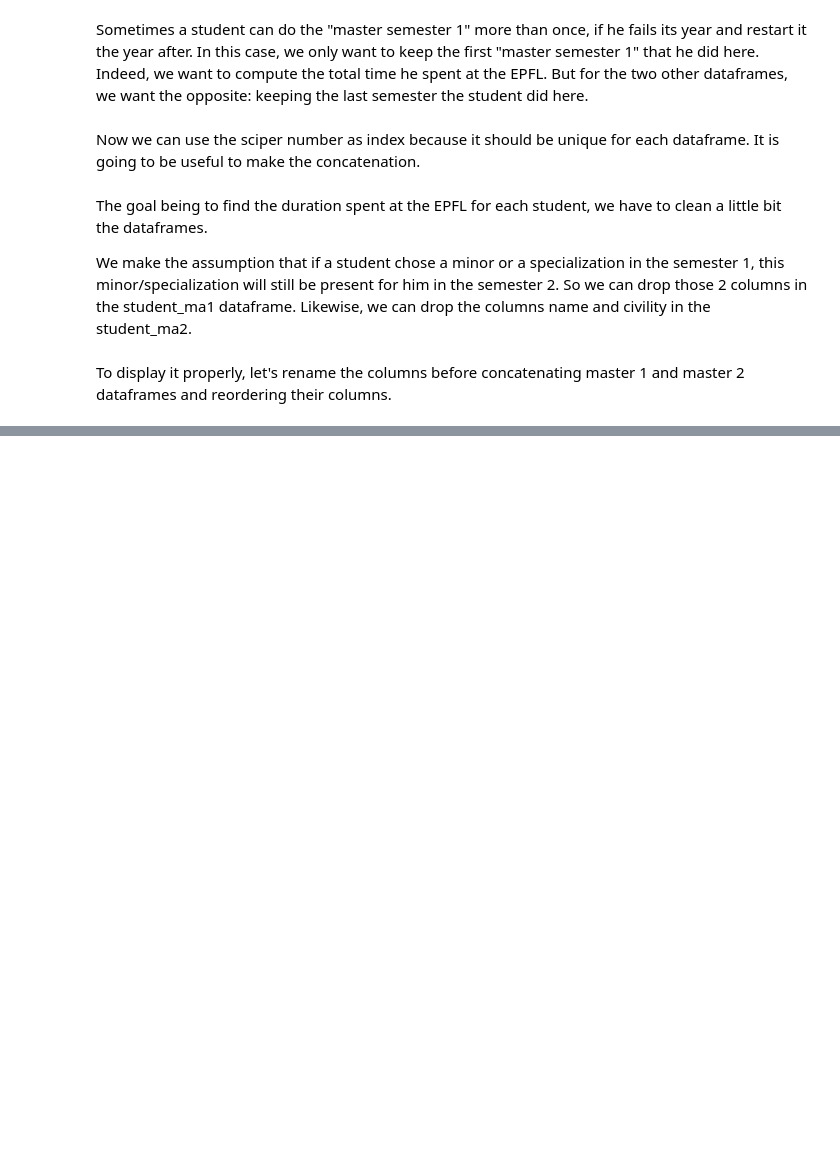
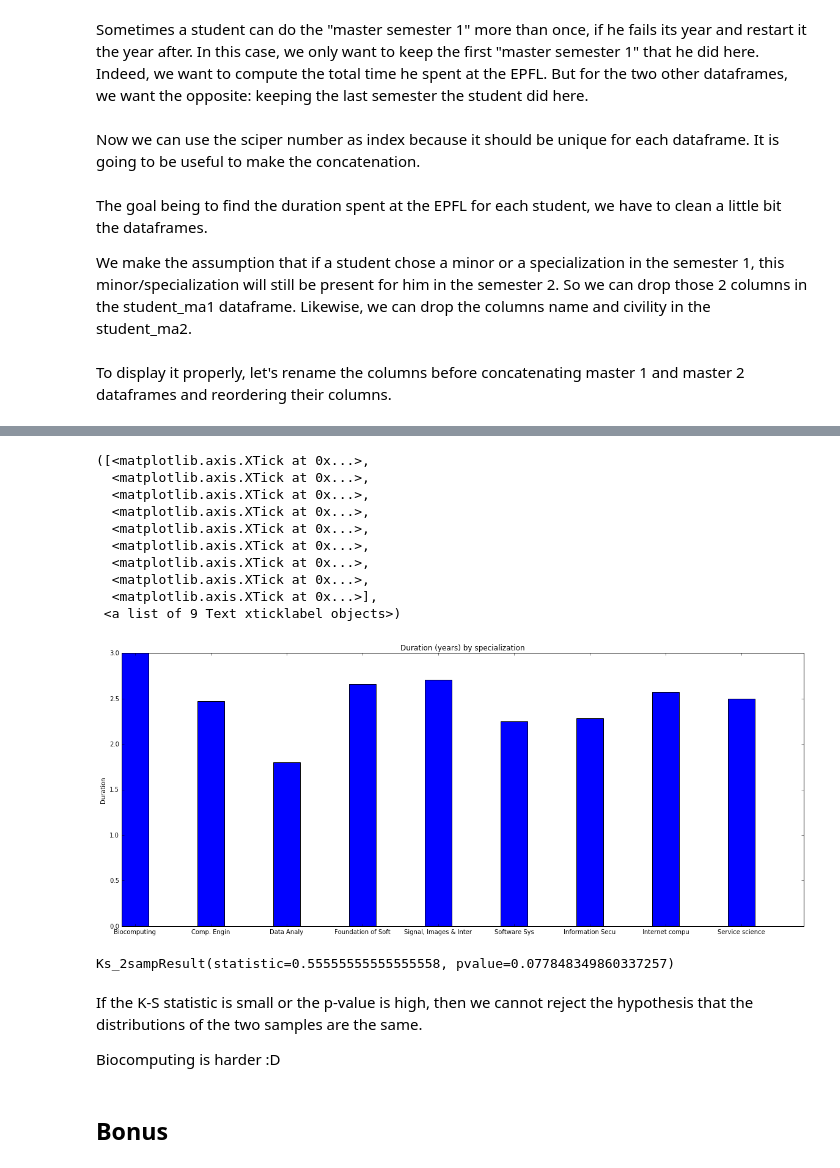
Before and after one commit to Symsystem/adaepflHomework, a Jupyter notebook: 02 - Data from the Web/Data from the web.ipynb, the cells around one changed output, grey strips where cells are left out. Drawn from its saved outputs; the diff is of its cells as text; code cells hidden in the pictures; blank space fills up the shorter version.

Commit message:
Everything except the bonus

```diff
--- a/02 - Data from the Web/Data from the web.ipynb
+++ b/02 - Data from the Web/Data from the web.ipynb
@@ -286,0 +389,3 @@ students
+# %%
+students_with_specialization=students[students['specialization'] != ''].sort_values('specialization')
+students_with_specialization.head(180)
@@ -286,0 +411,48 @@ students
+# %%
+import matplotlib.pyplot as plt
+N = 9
+Means = (students_with_specialization[students_with_specialization['specialization'] == 'Biocomputing']['duration'].mean(),
+students_with_specialization[students_with_specialization['specialization'] == 'Computer Engineering - SP']['duration'].mean(),
+students_with_specialization[students_with_specialization['specialization'] == 'Data Analytics']['duration'].mean(),
+students_with_specialization[students_with_specialization['specialization'] == 'Foundations of Software']['duration'].mean(),
+students_with_specialization[students_with_specialization['specialization'] == 'Signals, Images and Interfaces']['duration'].mean(),
+students_with_specialization[students_with_specialization['specialization'] == 'Software Systems']['duration'].mean(),
+students_with_specialization[students_with_specialization['specialization'] == 'Information Security - SP']['duration'].mean(),
+students_with_specialization[students_with_specialization['specialization'] == 'Internet computing']['duration'].mean(),
+students_with_specialization[students_with_specialization['specialization'] == 'Service science']['duration'].mean())
+
+ind = np.arange(N)    # the x locations for the groups
+width = 0.35       # the width of the bars: can also be len(x) sequence
+
+plt.figure(figsize=(20,8))
+plt.bar(ind, Means, width, color='b')
+
+plt.ylabel('Duration')
+plt.title('Duration (years) by specialization')
+plt.xticks(ind + width/2., ('Biocomputing', 'Comp. Engin', 'Data Analy', 'Foundation of Soft',
+                            'Signal, Images & Inter','Software Sys','Information Secu','Internet compu','Service science'))
+# %% [output]
+([<matplotlib.axis.XTick at 0x...>,
+  <matplotlib.axis.XTick at 0x...>,
+  <matplotlib.axis.XTick at 0x...>,
+  <matplotlib.axis.XTick at 0x...>,
+  <matplotlib.axis.XTick at 0x...>,
+  <matplotlib.axis.XTick at 0x...>,
+  <matplotlib.axis.XTick at 0x...>,
+  <matplotlib.axis.XTick at 0x...>,
+  <matplotlib.axis.XTick at 0x...>],
+ <a list of 9 Text xticklabel objects>)
+[figure, added]
+# %%
+from scipy import stats
+rvs1 = np.array(Means)
+rvs2 = np.array(Means).mean()*np.ones(9)
+stats.ks_2samp(rvs1, rvs2)
+# %% [output]
+Ks_2sampResult(statistic=0.55555555555555558, pvalue=0.077848349860337257)
+# %% [markdown]
+If the K-S statistic is small or the p-value is high, then we cannot reject the hypothesis that the distributions of the two samples are the same.
+
+Biocomputing is harder :D
+# %% [markdown]
+## Bonus
```
Also changed, not shown: parts of 20 cells of this notebook.
